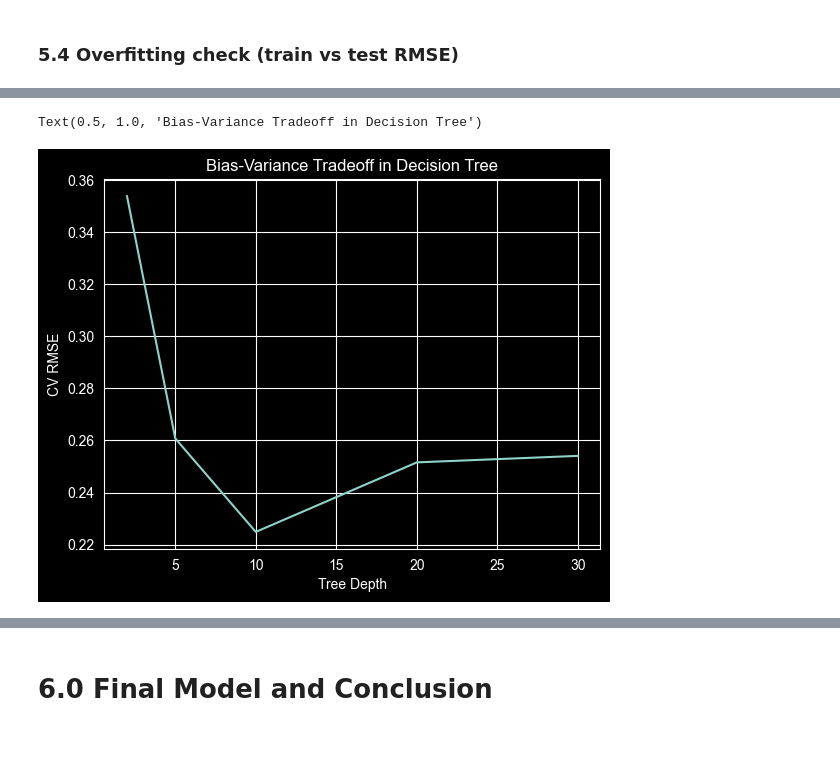
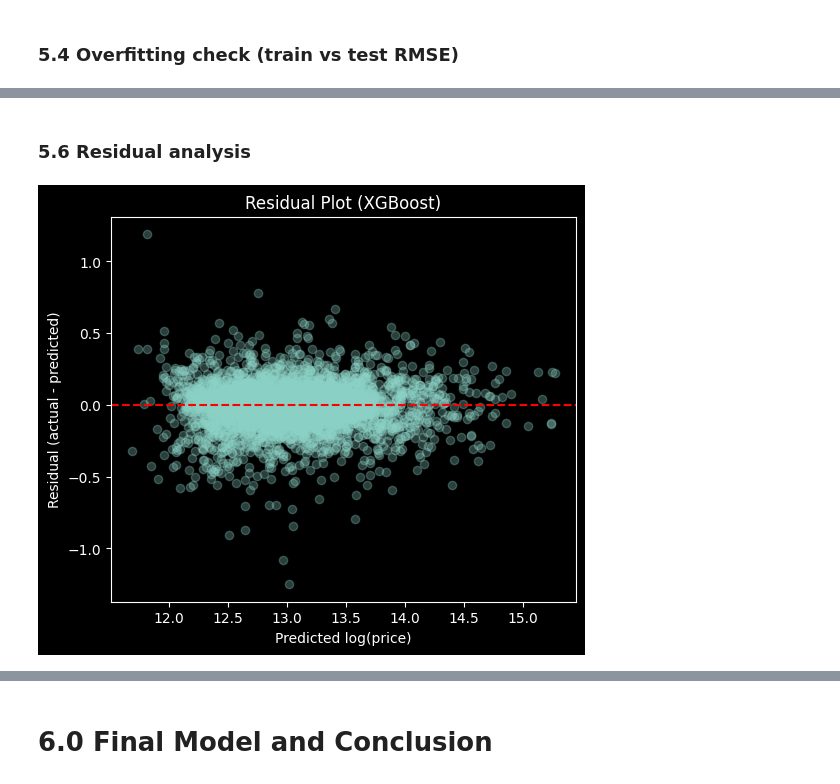
Before and after one commit to yang2094582004-ai/MSIN0097-Assessment-1---Individual-Assignment, a Jupyter notebook: PA.ipynb, the cells around one changed output, grey strips where cells are left out. Saved outputs shown, nothing was run; the diff lists cells and outputs as text; code cells hidden in the pictures; blank space fills up the shorter version.

```diff
--- a/PA.ipynb
+++ b/PA.ipynb
@@ -408,10 +486,21 @@ Random Forest RMSE (price scale): 131,642
 # %% [markdown]
 ### 5.4 Overfitting check (train vs test RMSE)
 # %%
-# Train performance
-train_pred = rf_model.predict(X_train)
-train_rmse = np.sqrt(mean_squared_error(y_train, train_pred))
+# ============================================================
+# 5.4 Overfitting check (XGBoost)
+# ============================================================
 
-print("Train RMSE:", train_rmse)
-print("Test RMSE:", rf_rmse)
+# Fit pipeline FIRST
+xgb_pipe.fit(X_train, y_train)
+
+# Train prediction
+xgb_train_pred = xgb_pipe.predict(X_train)
+xgb_train_rmse = rmse(y_train, xgb_train_pred)
+
+# Test prediction (you already computed earlier, but safe to recompute)
+xgb_test_pred = xgb_pipe.predict(X_test)
+xgb_test_rmse = rmse(y_test, xgb_test_pred)
+
+print("Train RMSE:", xgb_train_rmse)
+print("Test RMSE:", xgb_test_rmse)
 # %% [output]
@@ -472,11 +560,19 @@ DT depth None → CV RMSE: 0.2541
-# %%
-depths = [2,5,10,20,None]
-scores = [0.3539,0.2608,0.2249,0.2516,0.2541]
-
-plt.plot([2,5,10,20,30], scores)
-plt.xlabel("Tree Depth")
-plt.ylabel("CV RMSE")
-plt.title("Bias-Variance Tradeoff in Decision Tree")
-# %% [output]
-Text(0.5, 1.0, 'Bias-Variance Tradeoff in Decision Tree')
-[figure, removed]
+# %% [markdown]
+ ### 5.6 Residual analysis
+# %%
+# Predictions on log scale (already exists, but recompute for safety)
+xgb_test_pred = xgb_pipe.predict(X_test)
+
+# Residuals on log scale
+residuals = y_test - xgb_test_pred
+
+# Plot residuals vs predicted values
+plt.figure(figsize=(6,5))
+plt.scatter(xgb_test_pred, residuals, alpha=0.3)
+plt.axhline(0, color="red", linestyle="--")
+plt.xlabel("Predicted log(price)")
+plt.ylabel("Residual (actual - predicted)")
+plt.title("Residual Plot (XGBoost)")
+plt.show()
+# %% [output]
+[figure, added]
```
Also changed, not shown: parts of 27 cells of this notebook.
